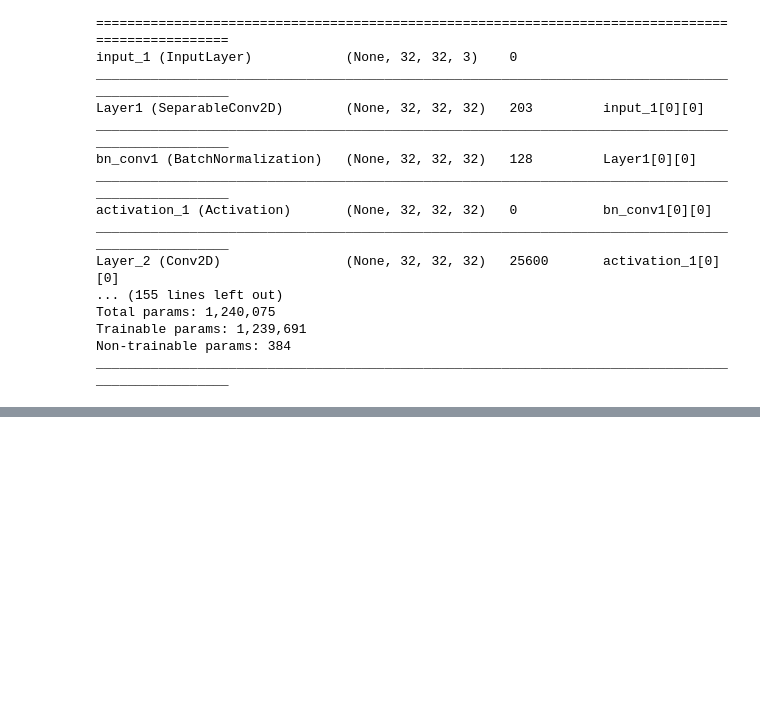
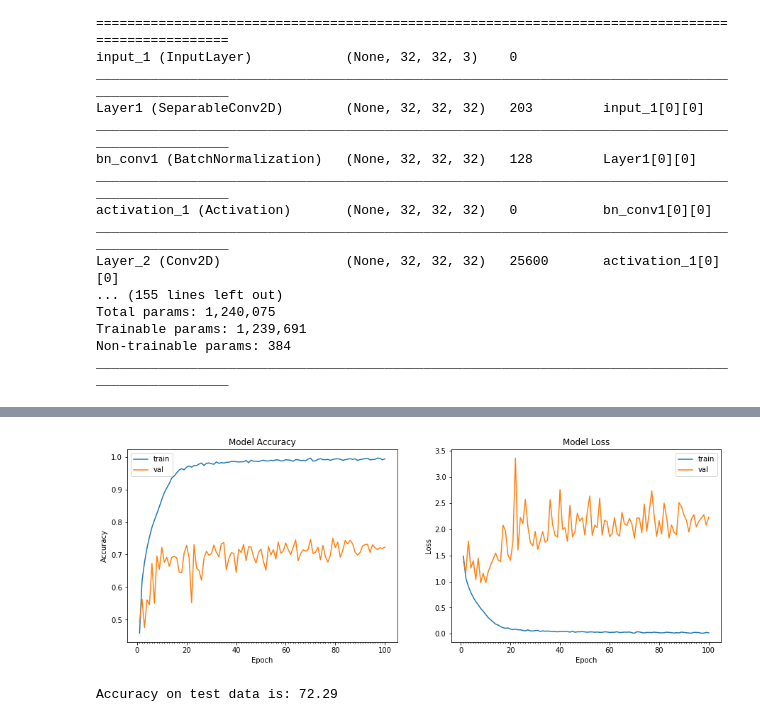
Before and after one commit to dileeppj/TSAI_EVA, a Jupyter notebook: Session 7/Assignment_7.ipynb, the cells around one changed output, grey strips where cells are left out. Saved outputs shown, nothing was run; the diff lists cells and outputs as text; code cells hidden in the pictures; blank space fills up the shorter version.

```diff
--- a/Session 7/Assignment_7.ipynb
+++ b/Session 7/Assignment_7.ipynb
@@ -28,6 +28,36 @@ test_features = test_features.astype('float32')/255
 # convert class labels to binary class labels
 train_labels = np_utils.to_categorical(train_labels, num_classes)
 test_labels = np_utils.to_categorical(test_labels, num_classes)
+# %%
+
+def plot_model_history(model_history):
+    fig, axs = plt.subplots(1,2,figsize=(15,5))
+    # summarize history for accuracy
+    axs[0].plot(range(1,len(model_history.history['acc'])+1),model_history.history['acc'])
+    axs[0].plot(range(1,len(model_history.history['val_acc'])+1),model_history.history['val_acc'])
+    axs[0].set_title('Model Accuracy')
+    axs[0].set_ylabel('Accuracy')
+    axs[0].set_xlabel('Epoch')
+    axs[0].set_xticks(np.arange(1,len(model_history.history['acc'])+1),len(model_history.history['acc'])/10)
+    axs[0].legend(['train', 'val'], loc='best')
+    # summarize history for loss
+    axs[1].plot(range(1,len(model_history.history['loss'])+1),model_history.history['loss'])
+    axs[1].plot(range(1,len(model_history.history['val_loss'])+1),model_history.history['val_loss'])
+    axs[1].set_title('Model Loss')
+    axs[1].set_ylabel('Loss')
+    axs[1].set_xlabel('Epoch')
+    axs[1].set_xticks(np.arange(1,len(model_history.history['loss'])+1),len(model_history.history['loss'])/10)
+    axs[1].legend(['train', 'val'], loc='best')
+    plt.show()
+# %%
+
+def accuracy(test_x, test_y, model):
+    result = model.predict(test_x)
+    predicted_class = np.argmax(result, axis=1)
+    true_class = np.argmax(test_y, axis=1)
+    num_correct = np.sum(predicted_class == true_class)
+    accuracy = float(num_correct)/result.shape[0]
+    return (accuracy * 100)
 # %%
 def space_to_depth_x2(x):
   import tensorflow as tf
@@ -200,6 +230,7 @@ W0625 05:07:07.275646 140549723981696 deprecation_wrapper.py:119] From /usr/loca
 # %%
 
 # Importing required packages
+import matplotlib.pyplot as plt
 import time
 from keras.preprocessing.image import ImageDataGenerator
 
@@ -219,4 +250,5 @@ print ("Model took %0.2f seconds to train"%(end - start))
 plot_model_history(model_info)
 # compute test accuracy
 print ("Accuracy on test data is: %0.2f"%accuracy(test_features, test_labels, model))
+model.save('CIFAR10_ENAS.hdf5')
 # %% [output]
@@ -227,3 +275,5 @@ Epoch 1/100
+[figure, added]
+Accuracy on test data is: 72.29
 # %%
 score = model.evaluate(test_features, test_labels, verbose=1)
 print('Test loss:', score[0])
```
Also changed, not shown: parts of 5 cells of this notebook.
